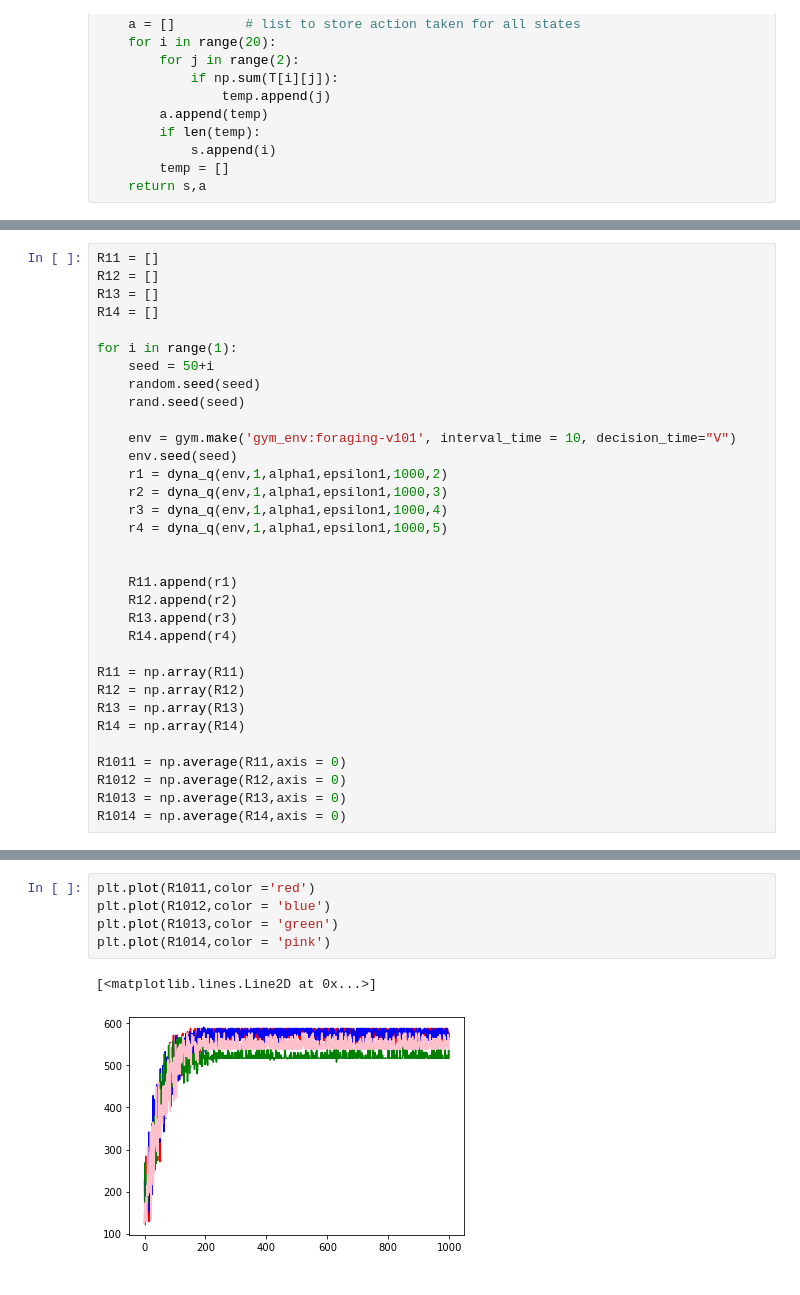
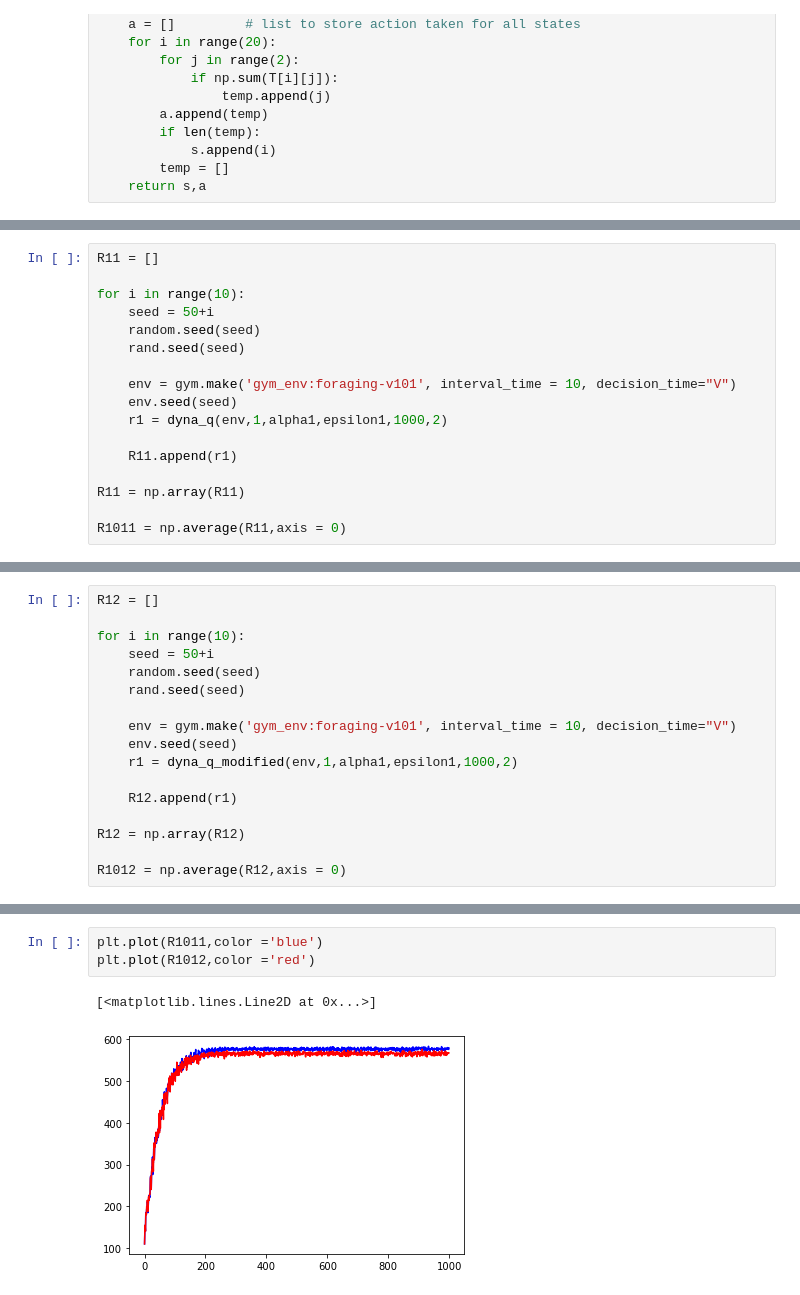
Before and after one commit to neel-singhania/Foraging_DRL_Project, a Jupyter notebook: Untitled.ipynb, the cells around one changed output, grey strips where cells are left out. Drawn from its saved outputs; the diff is of its cells as text.

```diff
--- a/Untitled.ipynb
+++ b/Untitled.ipynb
@@ -755,11 +756,8 @@ def dyna_q(env, gamma, alpha, epsilon, noEpisodes, noPlanning):
     return Rewards
 # %%
 R11 = []
-R12 = []
-R13 = []
-R14 = []
 
-for i in range(1):
+for i in range(10):
     seed = 50+i
     random.seed(seed)
     rand.seed(seed)
@@ -767,22 +765,9 @@ for i in range(1):
     env = gym.make('gym_env:foraging-v101', interval_time = 10, decision_time="V")
     env.seed(seed)
     r1 = dyna_q(env,1,alpha1,epsilon1,1000,2)
-    r2 = dyna_q(env,1,alpha1,epsilon1,1000,3)
-    r3 = dyna_q(env,1,alpha1,epsilon1,1000,4)
-    r4 = dyna_q(env,1,alpha1,epsilon1,1000,5)
-
 
     R11.append(r1)
-    R12.append(r2)
-    R13.append(r3)
-    R14.append(r4)
 
 R11 = np.array(R11)
-R12 = np.array(R12)
-R13 = np.array(R13)
-R14 = np.array(R14)
 
 R1011 = np.average(R11,axis = 0)
-R1012 = np.average(R12,axis = 0)
-R1013 = np.average(R13,axis = 0)
-R1014 = np.average(R14,axis = 0)
@@ -788,0 +829,17 @@ R1014 = np.average(R14,axis = 0)
+# %%
+R12 = []
+
+for i in range(10):
+    seed = 50+i
+    random.seed(seed)
+    rand.seed(seed)
+
+    env = gym.make('gym_env:foraging-v101', interval_time = 10, decision_time="V")
+    env.seed(seed)
+    r1 = dyna_q_modified(env,1,alpha1,epsilon1,1000,2)
+
+    R12.append(r1)
+
+R12 = np.array(R12)
+
+R1012 = np.average(R12,axis = 0)
@@ -789,8 +851,6 @@ R1014 = np.average(R14,axis = 0)
 # %%
-plt.plot(R1011,color ='red')
-plt.plot(R1012,color = 'blue')
-plt.plot(R1013,color = 'green')
-plt.plot(R1014,color = 'pink')
+plt.plot(R1011,color ='blue')
+plt.plot(R1012,color ='red')
 # %% [output]
 [<matplotlib.lines.Line2D at 0x...>]
-[figure, old version]
+[figure, new version]
```
Also changed, not shown: parts of 11 cells of this notebook.
